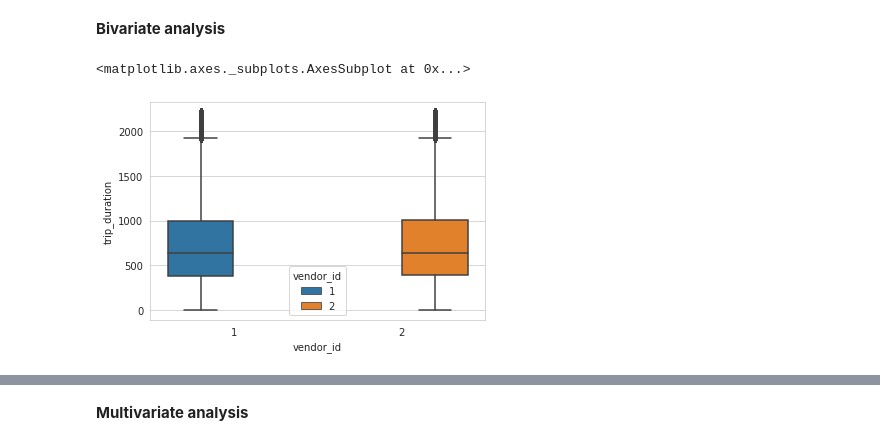
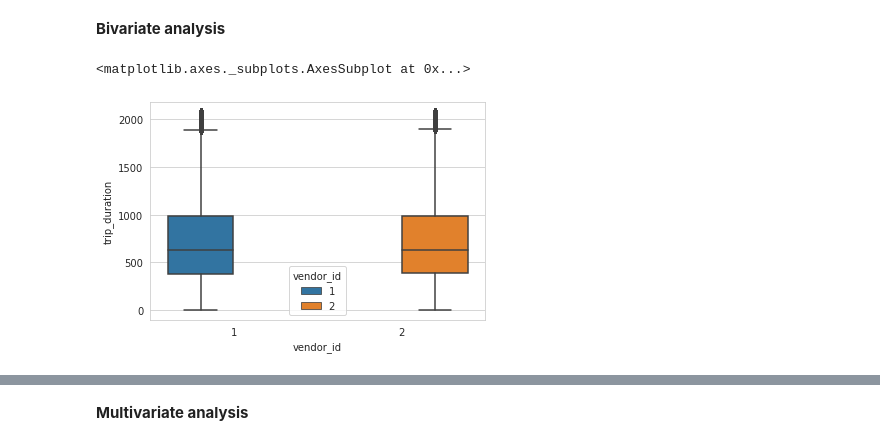
Before and after one commit to ad709kr/NYC-Taxi-Trip-Time-Predction, a Jupyter notebook: NYC_trip_time_prediction_individual.ipynb, the cells around one changed output, grey strips where cells are left out. Cells and saved outputs as stored; diff of their text form; code cells hidden in the pictures.

```diff
--- a/NYC_trip_time_prediction_individual.ipynb
+++ b/NYC_trip_time_prediction_individual.ipynb
@@ -629,7 +641,7 @@ data loss by standard deviation method  4.036547219109037
 **Bivariate analysis**
 # %%
 # vendor_id vs trip duration
-sns.boxplot(data = df_std, x = 'vendor_id', y ='trip_duration', hue='vendor_id')
+sns.boxplot(data = df_iqr, x = 'vendor_id', y ='trip_duration', hue='vendor_id')
 # %% [output]
 <matplotlib.axes._subplots.AxesSubplot at 0x...>
-[figure, old version]
+[figure, new version]
```
Also changed, not shown: parts of 40 cells of this notebook.
